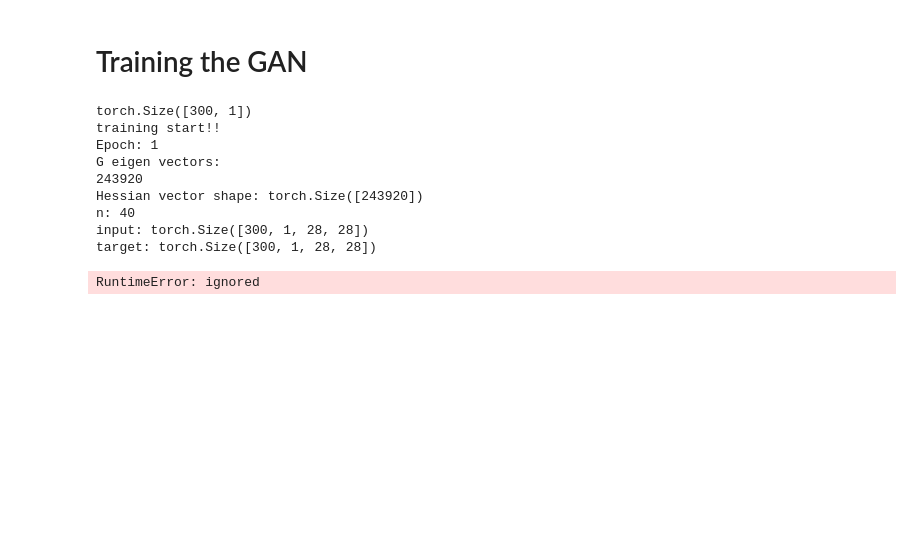
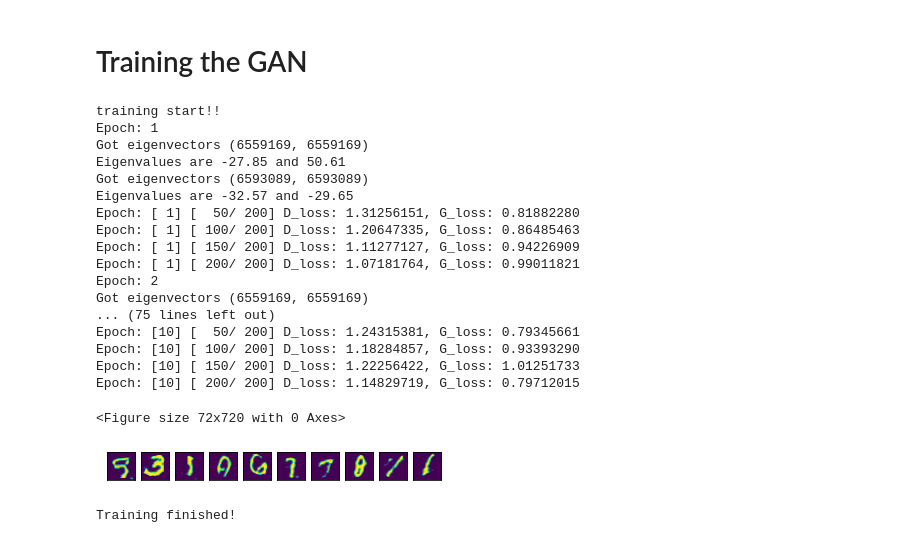
Before and after one commit to Olivia-Feldman/NUGAN-DISTGAN, a Jupyter notebook: NuGAN.ipynb, the cells around one changed output. Cells and saved outputs as stored; diff of their text form; code cells hidden in the pictures; blank space fills up the shorter version.

```diff
--- a/NuGAN.ipynb
+++ b/NuGAN.ipynb
@@ -64,13 +64,18 @@ def visualize_results(gan):
 # %%
 from scipy.sparse import linalg
 
-def get_eigenvectors(model, dataloader, criterion):
+def get_eigenvectors(model, loss, dataloader):
     # Adds up the number of weights in the model
     num_params = sum(p.numel() for p in model.parameters())
-    print(num_params)
+
     hv = HessianVector(model=model,
                        dataloader=dataloader,
-                       criterion=criterion)
+                       loss=loss)
 
-    #A = linalg.LinearOperator(shape=(num_params, num_params), matvec=lambda v: hv.calculate(v))
     A = linalg.LinearOperator((num_params,num_params), matvec=lambda v: hv.calculate(torch.tensor(v).float()))
+
+    print("Got eigenvectors", A.shape)
+    # Gets 'k' with the Largest (algebraic) eigenvalues
+    vals, vecs = linalg.eigsh(A, k=2, mode='LA')
+
+    print("Eigenvalues are {:.2f} and {:.2f}".format(vals[0],vals[1]))
@@ -259,7 +338,7 @@ class GAN():
         # Setting up the labels for real and fake images
         #self.y_real_, self.y_fake_ = torch.ones(self.batch_size, 1).cuda(), torch.zeros(self.batch_size, 1).cuda()
         self.y_real_, self.y_fake_ = torch.ones(self.batch_size, 1).fill_(0.9).type(torch.float32).cuda(), torch.zeros(self.batch_size, 1).fill_(0.1).type(torch.float32).cuda()
-        print(self.y_real_.shape)
+        # print(self.y_real_.shape)
         self.y_real_ = self.y_real_ + (torch.randn(self.y_real_.shape)*0.03).cuda()
         self.y_fake_ = self.y_fake_ + (torch.randn(self.y_fake_.shape)*0.03).cuda()
 
@@ -302,11 +381,15 @@ class GAN():
                 D_fake_loss = self.BCE_loss(D_fake, self.y_fake_)
                 # 3. Do back propagation to compute gradients
                 D_loss = D_real_loss + D_fake_loss
+
+                if iter == 0:
+                    get_eigenvectors(self.D, D_loss, self.data_loader)
+
                 D_loss.backward()
 
-                if iter == 0:
-                    print("D eigen vectors:")
-                    get_eigenvectors(self.D, self.data_loader, self.BCE_loss)
+                # if iter == 0:
+                #     print("D eigen vectors:")
+                #     get_eigenvectors(self.D, self.data_loader, self.BCE_loss)
 
 
                 # 4. Make a step of D_optimizer
@@ -321,12 +404,14 @@ class GAN():
                 G_ = self.G(z_)
                 D_fake_ = self.D(G_)
                 G_loss = self.BCE_loss(D_fake_, self.y_real_)
+                if iter == 0:
+                    get_eigenvectors(self.G, G_loss, self.data_loader)
                 # 3. Do back propagation to compute gradients
                 G_loss.backward()
 
-                if iter == 0:
-                    print("G eigen vectors:")
-                    get_eigenvectors(self.G, self.data_loader, self.BCE_loss)
+                # if iter == 0:
+                #     print("G eigen vectors:")
+                #     get_eigenvectors(self.G, self.data_loader, self.BCE_loss)
 
                 # 4. Make a step of G_optimizer
                 self.G_optimizer.step()
@@ -340,29 +425,39 @@ class GAN():
                           ((epoch + 1), (iter + 1), self.data_loader.dataset.__len__() // self.batch_size, D_loss.item(), G_loss.item()))
 
             # Visualize results
-            #if ((epoch + 1) % 10) == 0:
-            with torch.no_grad():
-                visualize_results(self)
+            if ((epoch + 1) % 10) == 0:
+                with torch.no_grad():
+                    visualize_results(self)
                 #visualize_gan_optim_loss(self)
 
         print("Training finished!")
 # %% [markdown]
 # Training the GAN
 # %%
-params = {'beta1': 0.5, 'beta2': 0.999,'lr_g':0.0002,'lr_d':0.0002,'max_epochs':1}
+params = {'beta1': 0.5, 'beta2': 0.999,'lr_g':0.0002,'lr_d':0.0002,'max_epochs':10}
 params['z_dim'] = 16
 params['base_size'] = 64
 
 gan = GAN(params)
 gan.train()
 # %% [output]
-torch.Size([300, 1])
 training start!!
 Epoch: 1
-G eigen vectors:
-243920
-Hessian vector shape: torch.Size([243920])
-n: 40
-input: torch.Size([300, 1, 28, 28])
-target: torch.Size([300, 1, 28, 28])
+Got eigenvectors (6559169, 6559169)
+Eigenvalues are -27.85 and 50.61
+Got eigenvectors (6593089, 6593089)
+Eigenvalues are -32.57 and -29.65
+Epoch: [ 1] [  50/ 200] D_loss: 1.31256151, G_loss: 0.81882280
+Epoch: [ 1] [ 100/ 200] D_loss: 1.20647335, G_loss: 0.86485463
+Epoch: [ 1] [ 150/ 200] D_loss: 1.11277127, G_loss: 0.94226909
+Epoch: [ 1] [ 200/ 200] D_loss: 1.07181764, G_loss: 0.99011821
+Epoch: 2
+Got eigenvectors (6559169, 6559169)
+... (75 lines left out)
+Epoch: [10] [  50/ 200] D_loss: 1.24315381, G_loss: 0.79345661
+Epoch: [10] [ 100/ 200] D_loss: 1.18284857, G_loss: 0.93393290
+Epoch: [10] [ 150/ 200] D_loss: 1.22256422, G_loss: 1.01251733
+Epoch: [10] [ 200/ 200] D_loss: 1.14829719, G_loss: 0.79712015
-RuntimeError: ignored
+<Figure size 72x720 with 0 Axes>
+[figure, added]
+Training finished!
```
Also changed, not shown: parts of 5 cells of this notebook.
